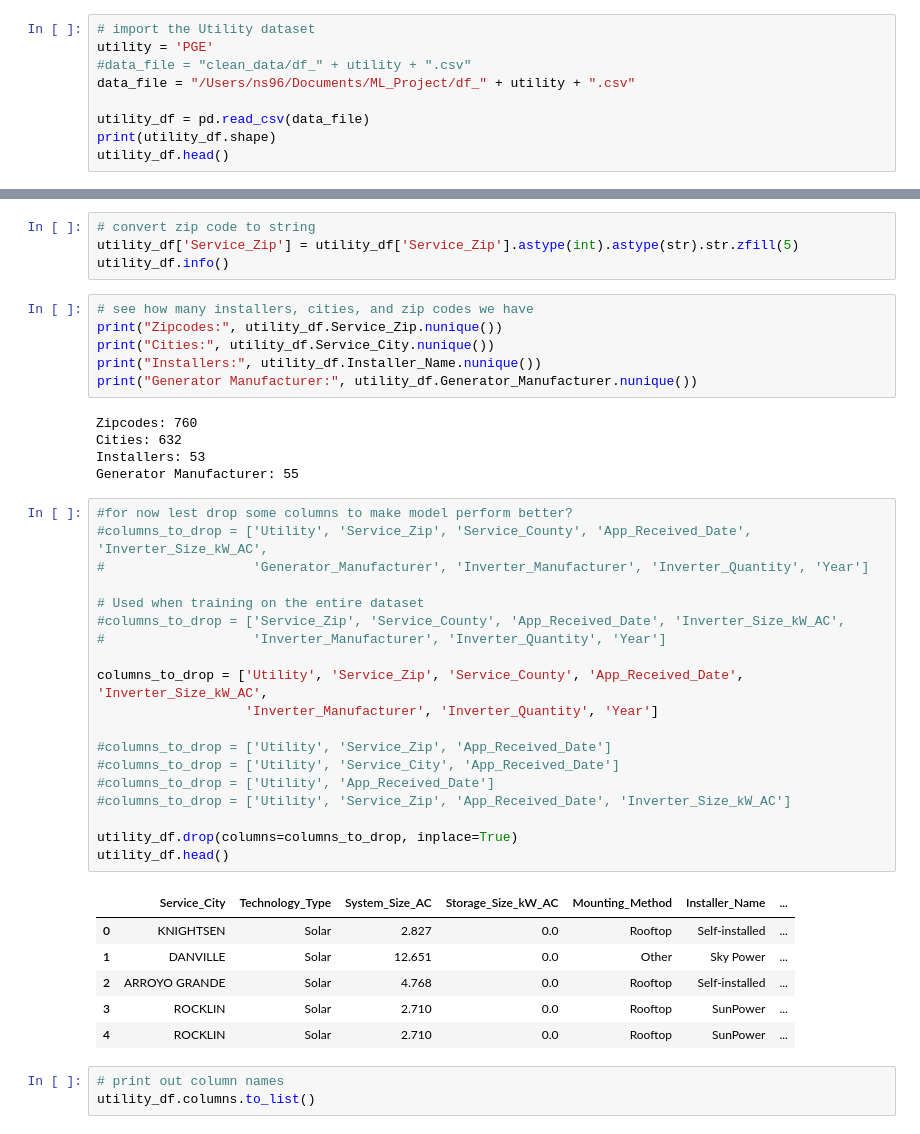
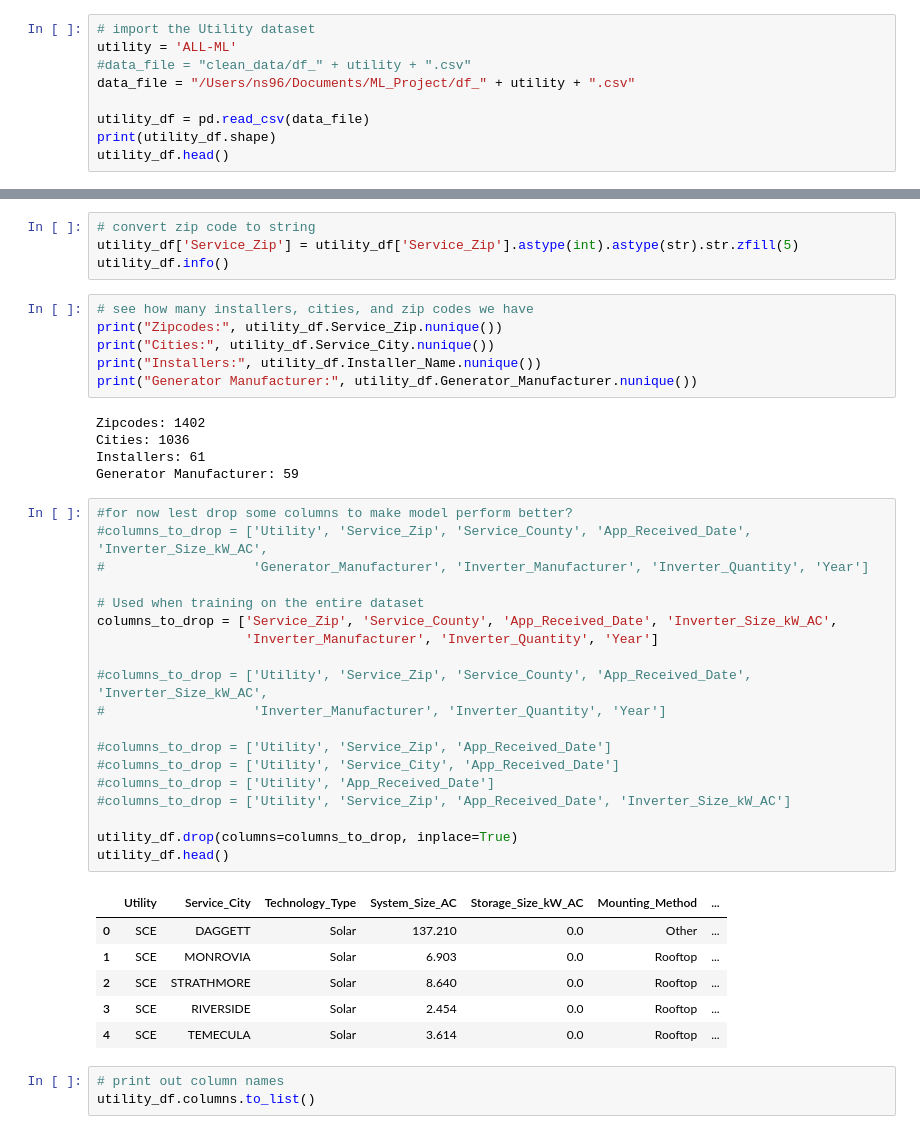
Before and after one commit to ns96/ML_Project, a Jupyter notebook: ml_nstevens.ipynb, the cells around one changed output, grey strips where cells are left out. Saved outputs shown, nothing was run; the diff lists cells and outputs as text.

```diff
--- a/ml_nstevens.ipynb
+++ b/ml_nstevens.ipynb
@@ -28,7 +28,7 @@ hw = tf.config.get_visible_devices()
 tf.config.set_visible_devices(hw[0])
 # %%
 # import the Utility dataset
-utility = 'PGE'
+utility = 'ALL-ML'
 #data_file = "clean_data/df_" + utility + ".csv"
 data_file = "/Users/ns96/Documents/ML_Project/df_" + utility + ".csv"
 
@@ -80,36 +80,36 @@ print("Cities:", utility_df.Service_City.nunique())
 print("Installers:", utility_df.Installer_Name.nunique())
 print("Generator Manufacturer:", utility_df.Generator_Manufacturer.nunique())
 # %% [output]
-Zipcodes: 760
-Cities: 632
-Installers: 53
-Generator Manufacturer: 55
+Zipcodes: 1402
+Cities: 1036
+Installers: 61
+Generator Manufacturer: 59
 # %%
 #for now lest drop some columns to make model perform better?
 #columns_to_drop = ['Utility', 'Service_Zip', 'Service_County', 'App_Received_Date', 'Inverter_Size_kW_AC',
 #                   'Generator_Manufacturer', 'Inverter_Manufacturer', 'Inverter_Quantity', 'Year']
 
 # Used when training on the entire dataset
-#columns_to_drop = ['Service_Zip', 'Service_County', 'App_Received_Date', 'Inverter_Size_kW_AC',
+columns_to_drop = ['Service_Zip', 'Service_County', 'App_Received_Date', 'Inverter_Size_kW_AC',
+                   'Inverter_Manufacturer', 'Inverter_Quantity', 'Year']
+
+#columns_to_drop = ['Utility', 'Service_Zip', 'Service_County', 'App_Received_Date', 'Inverter_Size_kW_AC',
 #                   'Inverter_Manufacturer', 'Inverter_Quantity', 'Year']
-
-columns_to_drop = ['Utility', 'Service_Zip', 'Service_County', 'App_Received_Date', 'Inverter_Size_kW_AC',
-                   'Inverter_Manufacturer', 'Inverter_Quantity', 'Year']
 
 #columns_to_drop = ['Utility', 'Service_Zip', 'App_Received_Date']
 #columns_to_drop = ['Utility', 'Service_City', 'App_Received_Date']
 #columns_to_drop = ['Utility', 'App_Received_Date']
 #columns_to_drop = ['Utility', 'Service_Zip', 'App_Received_Date', 'Inverter_Size_kW_AC']
 
 utility_df.drop(columns=columns_to_drop, inplace=True)
 utility_df.head()
 # %% [output]
-|  | Service_City | Technology_Type | System_Size_AC | Storage_Size_kW_AC | Mounting_Method | Installer_Name | ... |
-| 0 | KNIGHTSEN | Solar | 2.827 | 0.0 | Rooftop | Self-installed | ... |
-| 1 | DANVILLE | Solar | 12.651 | 0.0 | Other | Sky Power | ... |
-| 2 | ARROYO GRANDE | Solar | 4.768 | 0.0 | Rooftop | Self-installed | ... |
-| 3 | ROCKLIN | Solar | 2.710 | 0.0 | Rooftop | SunPower | ... |
-| 4 | ROCKLIN | Solar | 2.710 | 0.0 | Rooftop | SunPower | ... |
+|  | Utility | Service_City | Technology_Type | System_Size_AC | Storage_Size_kW_AC | Mounting_Method | ... |
+| 0 | SCE | DAGGETT | Solar | 137.210 | 0.0 | Other | ... |
+| 1 | SCE | MONROVIA | Solar | 6.903 | 0.0 | Rooftop | ... |
+| 2 | SCE | STRATHMORE | Solar | 8.640 | 0.0 | Rooftop | ... |
+| 3 | SCE | RIVERSIDE | Solar | 2.454 | 0.0 | Rooftop | ... |
+| 4 | SCE | TEMECULA | Solar | 3.614 | 0.0 | Rooftop | ... |
 # %%
 # print out column names
 utility_df.columns.to_list()
```
Also changed, not shown: parts of 11 cells of this notebook, 3 other files.
